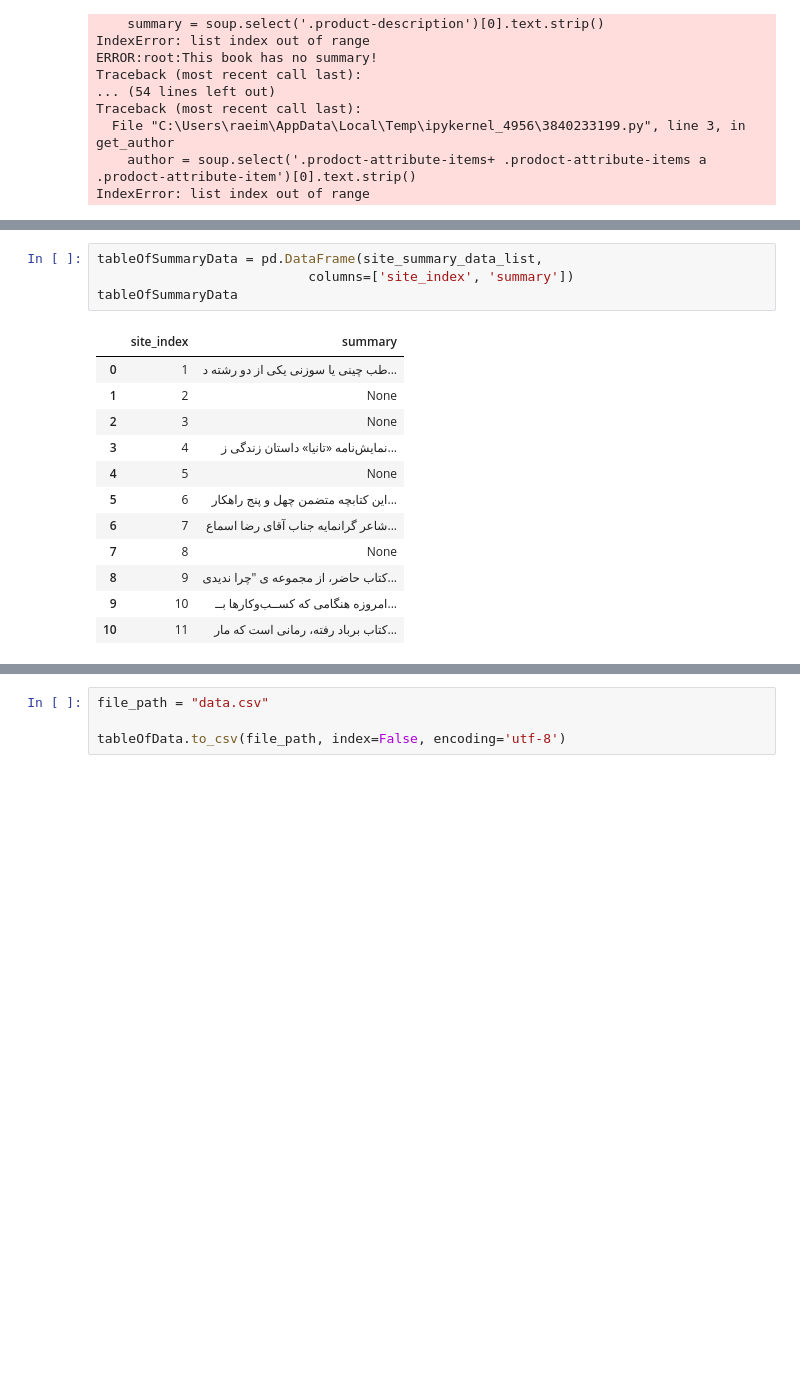
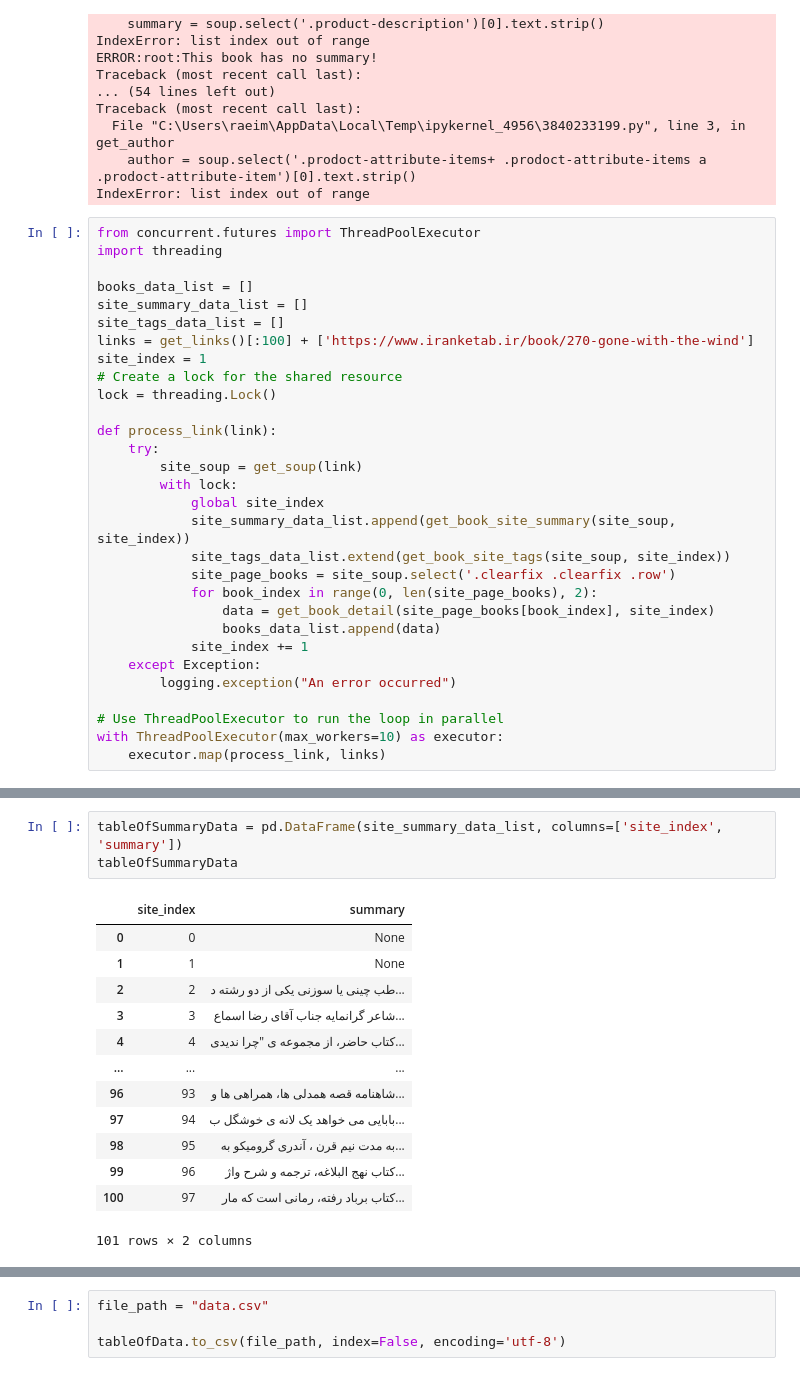
Before and after one commit to sanoooavi/Booktopia, a Jupyter notebook: scrap.ipynb, the cells around one changed output, grey strips where cells are left out. Drawn from its saved outputs; the diff is of its cells as text; blank space fills up the shorter version.

Commit message:
indexing update

```diff
--- a/scrap.ipynb
+++ b/scrap.ipynb
@@ -206,3 +206,33 @@ Traceback (most recent call last):
   File "C:\Users\raeim\AppData\Local\Temp\ipykernel_4956\3840233199.py", line 3, in get_author
     author = soup.select('.prodoct-attribute-items+ .prodoct-attribute-items a .prodoct-attribute-item')[0].text.strip()
 IndexError: list index out of range
+# %%
+from concurrent.futures import ThreadPoolExecutor
+import threading
+
+books_data_list = []
+site_summary_data_list = []
+site_tags_data_list = []
+links = get_links()[:100] + ['https://www.iranketab.ir/book/270-gone-with-the-wind']
+site_index = 1
+# Create a lock for the shared resource
+lock = threading.Lock()
+
+def process_link(link):
+    try:
+        site_soup = get_soup(link)
+        with lock:
+            global site_index
+            site_summary_data_list.append(get_book_site_summary(site_soup, site_index))
+            site_tags_data_list.extend(get_book_site_tags(site_soup, site_index))
+            site_page_books = site_soup.select('.clearfix .clearfix .row')
+            for book_index in range(0, len(site_page_books), 2):
+                data = get_book_detail(site_page_books[book_index], site_index)
+                books_data_list.append(data)
+            site_index += 1
+    except Exception:
+        logging.exception("An error occurred")
+
+# Use ThreadPoolExecutor to run the loop in parallel
+with ThreadPoolExecutor(max_workers=10) as executor:
+    executor.map(process_link, links)
@@ -233,18 +277,18 @@ tableOfData
 # %%
-tableOfSummaryData = pd.DataFrame(site_summary_data_list,
-                           columns=['site_index', 'summary'])
+tableOfSummaryData = pd.DataFrame(site_summary_data_list, columns=['site_index', 'summary'])
 tableOfSummaryData
 # %% [output]
 |  | site_index | summary |
-| 0 | 1 | طب چینی یا سوزنی یکی از دو رشته د... |
-| 1 | 2 | None |
-| 2 | 3 | None |
-| 3 | 4 | نمایش‌نامه «تانیا» داستان زندگی ز... |
-| 4 | 5 | None |
-| 5 | 6 | این کتابچه متضمن چهل و پنج راهکار... |
-| 6 | 7 | شاعر گرانمایه جناب آقای رضا اسماع... |
-| 7 | 8 | None |
-| 8 | 9 | کتاب حاضر، از مجموعه ی "چرا ندیدی... |
-| 9 | 10 | امروزه هنگامی که کســب‌وکارها بــ... |
-| 10 | 11 | کتاب برباد رفته، رمانی است که مار... |
+| 0 | 0 | None |
+| 1 | 1 | None |
+| 2 | 2 | طب چینی یا سوزنی یکی از دو رشته د... |
+| 3 | 3 | شاعر گرانمایه جناب آقای رضا اسماع... |
+| 4 | 4 | کتاب حاضر، از مجموعه ی "چرا ندیدی... |
+| ... | ... | ... |
+| 96 | 93 | شاهنامه قصه همدلی ها، همراهی ها و... |
+| 97 | 94 | بابایی می خواهد یک لانه ی خوشگل ب... |
+| 98 | 95 | به مدت نیم قرن ، آندری گرومیکو به... |
+| 99 | 96 | کتاب نهج البلاغه، ترجمه و شرح واژ... |
+| 100 | 97 | کتاب برباد رفته، رمانی است که مار... |
+101 rows × 2 columns
 # %%
```
Also changed, not shown: parts of 5 cells of this notebook.
